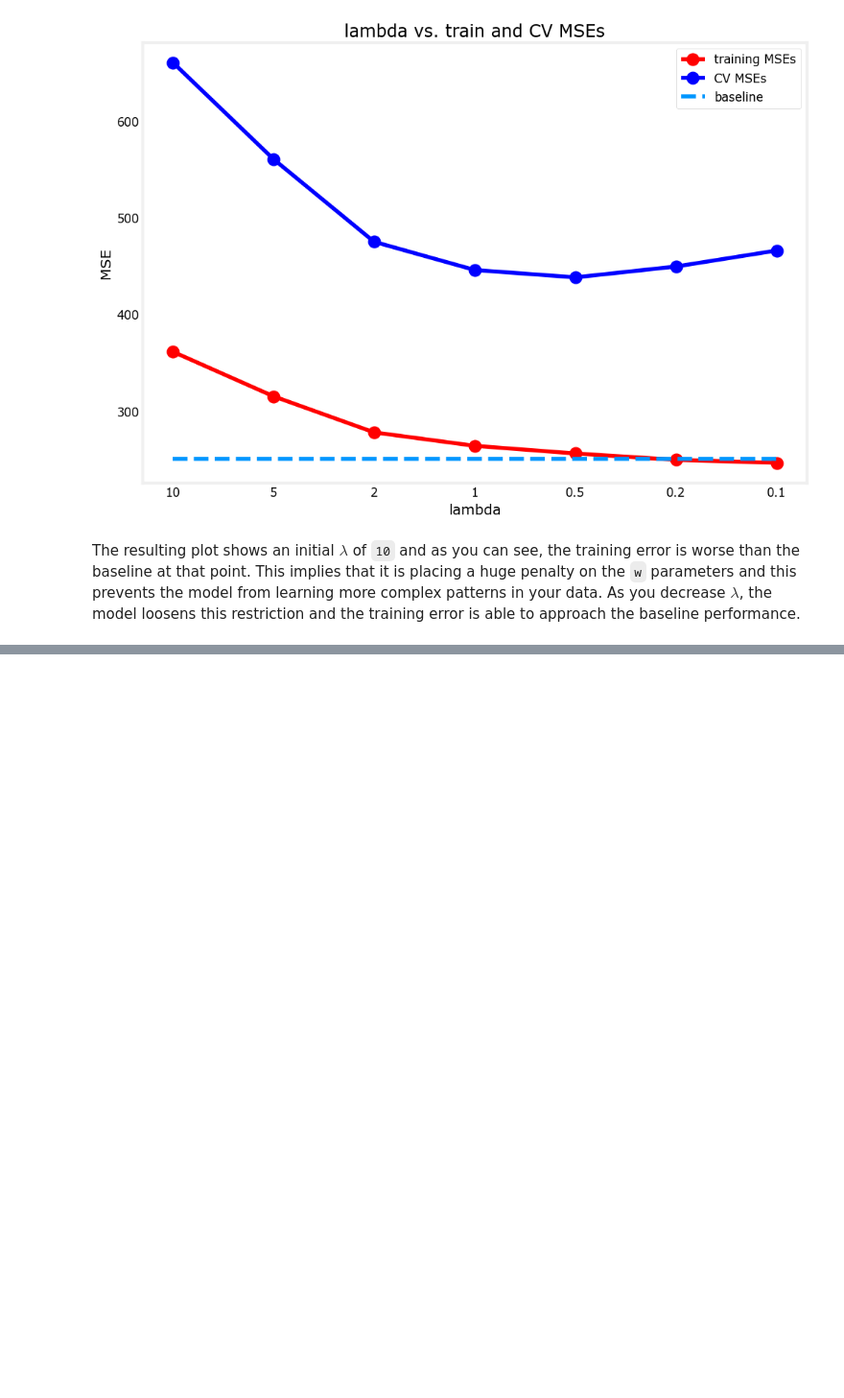
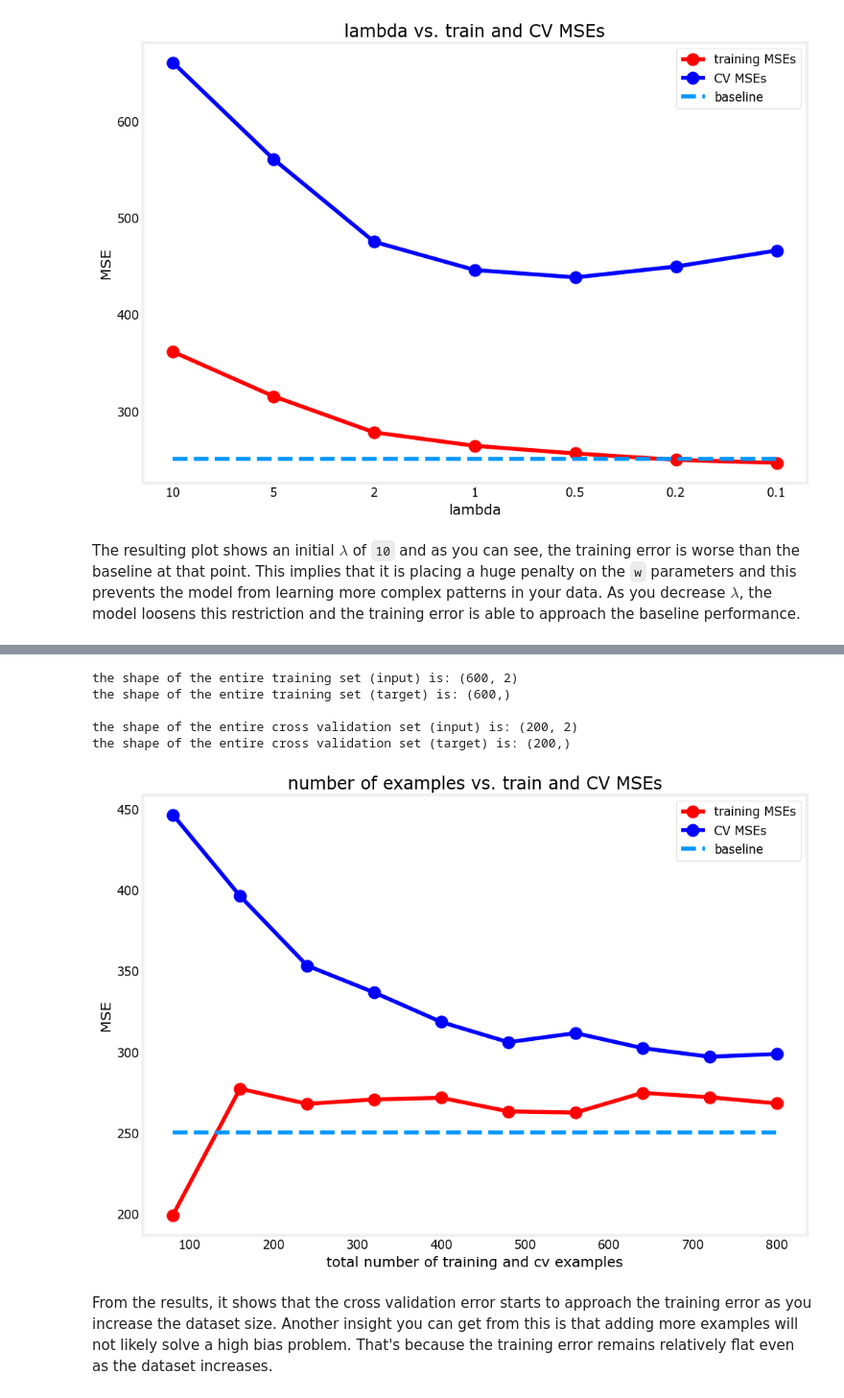
Before and after one commit to OoFa99/Machine-Learning-Specialization, a Jupyter notebook: C2_Advanced Learning Algorithms/Week3/C2_W3_Lab02_Diagnosing_Bias_and_Variance.ipynb, the cells around one changed output, grey strips where cells are left out. Shown at 96% size. Drawn from its saved outputs; the diff is of its cells as text; code cells hidden in the pictures; blank space fills up the shorter version.

Commit message:
Fixing High Variance

```diff
--- a/C2_Advanced Learning Algorithms/Week3/C2_W3_Lab02_Diagnosing_Bias_and_Variance.ipynb
+++ b/C2_Advanced Learning Algorithms/Week3/C2_W3_Lab02_Diagnosing_Bias_and_Variance.ipynb
@@ -139,0 +209,22 @@ The resulting plot shows an initial $\lambda$ of `10` and as you can see, the tr
+# %%
+# Prepare the dataset
+x_train, y_train, x_cv, y_cv, x_test, y_test = utils.prepare_dataset('data/c2w3_lab2_data4.csv')
+print(f"the shape of the entire training set (input) is: {x_train.shape}")
+print(f"the shape of the entire training set (target) is: {y_train.shape}\n")
+print(f"the shape of the entire cross validation set (input) is: {x_cv.shape}")
+print(f"the shape of the entire cross validation set (target) is: {y_cv.shape}\n")
+
+# Instantiate the model class
+model = LinearRegression()
+
+# Define the degree of polynomial and train the model using subsets of the dataset.
+utils.train_plot_learning_curve(model, x_train, y_train, x_cv, y_cv, degree= 4, baseline=250)
+# %% [output]
+the shape of the entire training set (input) is: (600, 2)
+the shape of the entire training set (target) is: (600,)
+
+the shape of the entire cross validation set (input) is: (200, 2)
+the shape of the entire cross validation set (target) is: (200,)
+[figure, added]
+# %% [markdown]
+From the results, it shows that the cross validation error starts to approach the training error as you increase the dataset size. Another insight you can get from this is that adding more examples will not likely solve a high bias problem. That's because the training error remains relatively flat even as the dataset increases.
```
Also changed, not shown: parts of 8 cells of this notebook.
